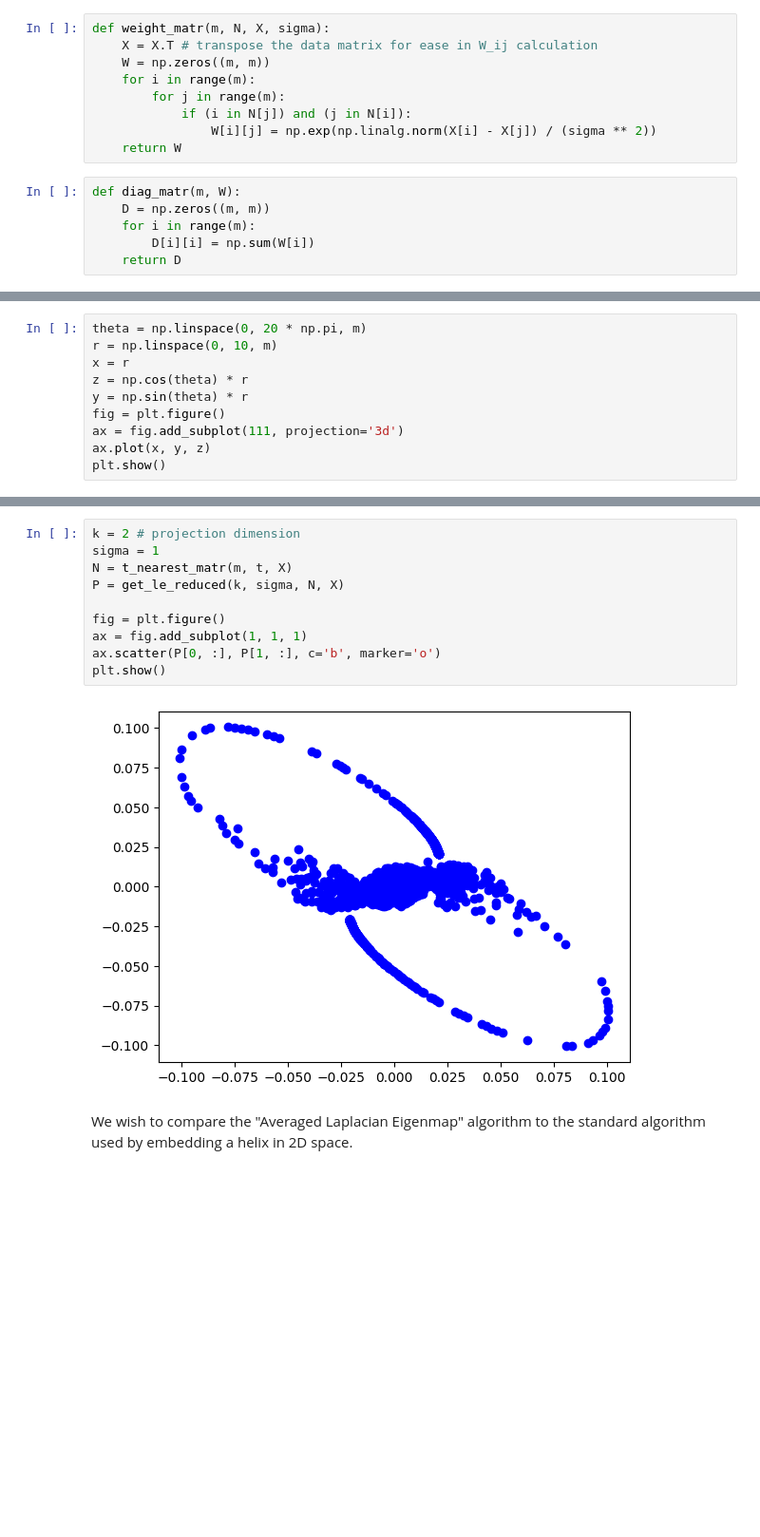
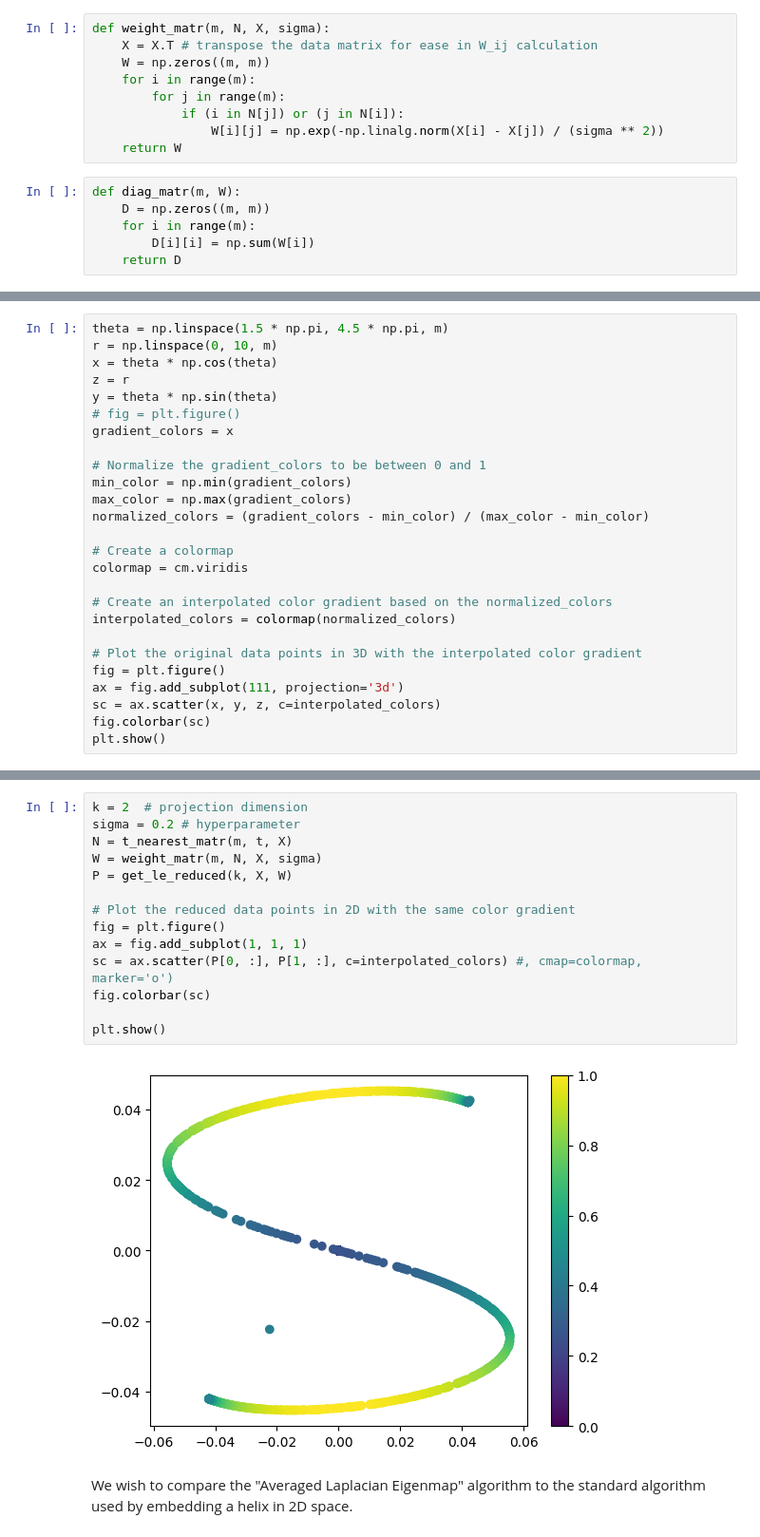
Before and after one commit to lucas-tucker/REU-2023, a Jupyter notebook: Experiment_LE_helix.ipynb, the cells around one changed output, grey strips where cells are left out. Shown at 95% size. Cells and saved outputs as stored; diff of their text form; blank space fills up the shorter version.

```diff
--- a/Experiment_LE_helix.ipynb
+++ b/Experiment_LE_helix.ipynb
@@ -21,8 +22,8 @@ def weight_matr(m, N, X, sigma):
     W = np.zeros((m, m))
     for i in range(m):
         for j in range(m):
-            if (i in N[j]) and (j in N[i]):
-                W[i][j] = np.exp(np.linalg.norm(X[i] - X[j]) / (sigma ** 2))
+            if (i in N[j]) or (j in N[i]):
+                W[i][j] = np.exp(-np.linalg.norm(X[i] - X[j]) / (sigma ** 2))
     return W
 # %%
 def diag_matr(m, W):
@@ -47,13 +42,29 @@ def get_le_reduced(k, sigma, N, X):
     sorted_eigenvectors = eigenvectors[:, sorted_indices]
     return sorted_eigenvectors[-k:] # smallest k eigenvectors (rows)
 # %%
-theta = np.linspace(0, 20 * np.pi, m)
+theta = np.linspace(1.5 * np.pi, 4.5 * np.pi, m)
 r = np.linspace(0, 10, m)
-x = r
-z = np.cos(theta) * r
-y = np.sin(theta) * r
+x = theta * np.cos(theta)
+z = r
+y = theta * np.sin(theta)
+# fig = plt.figure()
+gradient_colors = x
+
+# Normalize the gradient_colors to be between 0 and 1
+min_color = np.min(gradient_colors)
+max_color = np.max(gradient_colors)
+normalized_colors = (gradient_colors - min_color) / (max_color - min_color)
+
+# Create a colormap
+colormap = cm.viridis
+
+# Create an interpolated color gradient based on the normalized_colors
+interpolated_colors = colormap(normalized_colors)
+
+# Plot the original data points in 3D with the interpolated color gradient
 fig = plt.figure()
 ax = fig.add_subplot(111, projection='3d')
-ax.plot(x, y, z)
+sc = ax.scatter(x, y, z, c=interpolated_colors)
+fig.colorbar(sc)
 plt.show()
 # %% [output]
@@ -66,15 +77,19 @@ X.shape
 # %%
-k = 2 # projection dimension
-sigma = 1
+k = 2  # projection dimension
+sigma = 0.2 # hyperparameter
 N = t_nearest_matr(m, t, X)
-P = get_le_reduced(k, sigma, N, X)
+W = weight_matr(m, N, X, sigma)
+P = get_le_reduced(k, X, W)
 
+# Plot the reduced data points in 2D with the same color gradient
 fig = plt.figure()
 ax = fig.add_subplot(1, 1, 1)
-ax.scatter(P[0, :], P[1, :], c='b', marker='o')
+sc = ax.scatter(P[0, :], P[1, :], c=interpolated_colors) #, cmap=colormap, marker='o')
+fig.colorbar(sc)
+
 plt.show()
 # %% [output]
-[figure, old version]
+[figure, new version]
 # %% [markdown]
 We wish to compare the "Averaged Laplacian Eigenmap" algorithm to the standard
 algorithm used by embedding a helix in 2D space.
```
Also changed, not shown: parts of 17 cells of this notebook, 34 other files.
